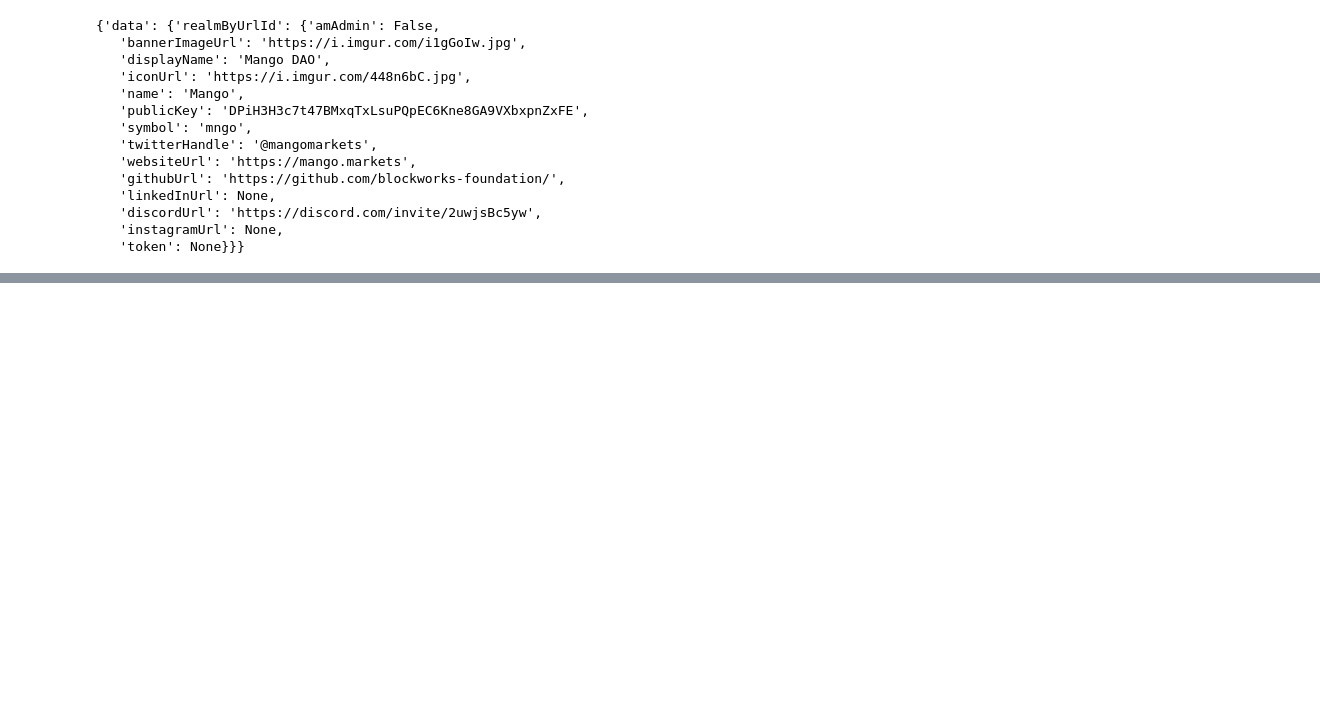
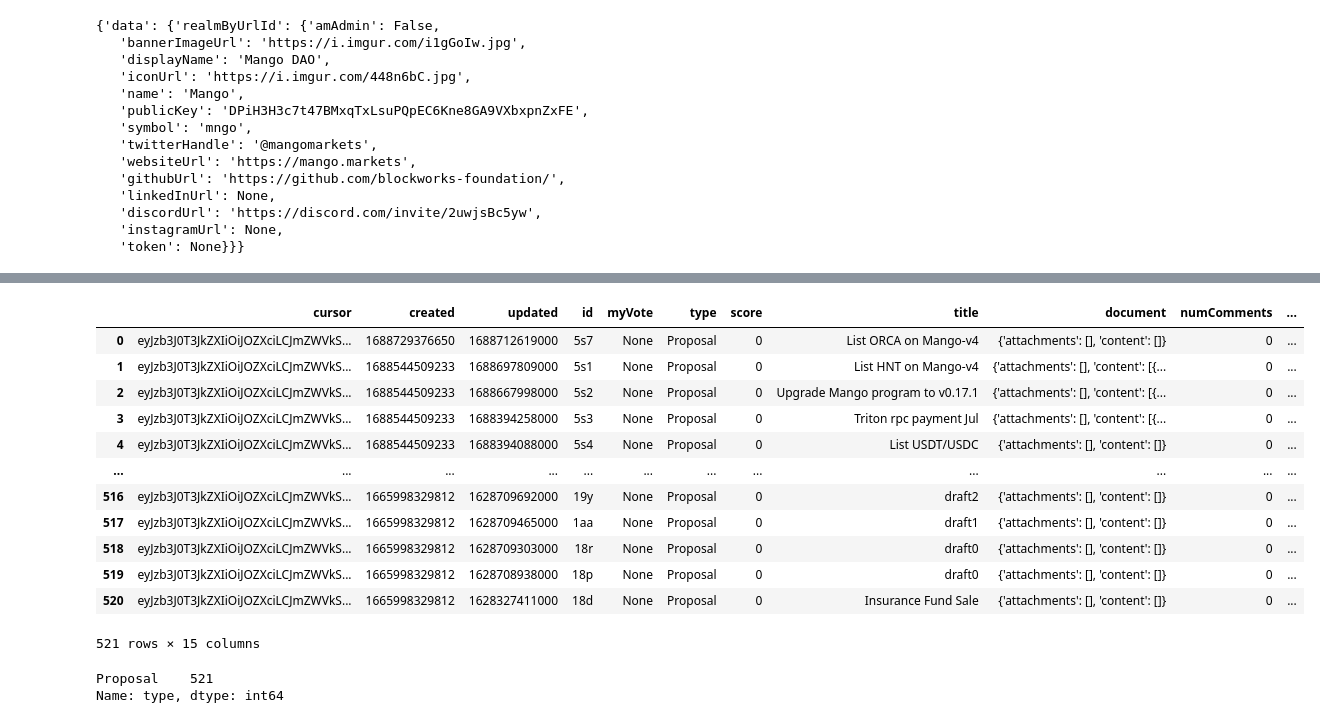
Before and after one commit to daviddavo/daos-verano, a Jupyter notebook: 03_realms/realms_download.ipynb, the cells around one changed output, grey strips where cells are left out. Drawn from its saved outputs; the diff is of its cells as text; code cells hidden in the pictures; blank space fills up the shorter version.

```diff
--- a/03_realms/realms_download.ipynb
+++ b/03_realms/realms_download.ipynb
@@ -265,0 +269,24 @@ df
+# %%
+# expand node column
+df = pd.concat([df.drop(['node'], axis=1), df['node'].apply(pd.Series)], axis=1)
+df
+# %% [output]
+|  | cursor | created | updated | id | myVote | type | score | title | document | numComments | ... |
+| 0 | eyJzb3J0T3JkZXIiOiJOZXciLCJmZWVkS... | 1688729376650 | 1688712619000 | 5s7 | None | Proposal | 0 | List ORCA on Mango-v4 | {'attachments': [], 'content': []} | 0 | ... |
+| 1 | eyJzb3J0T3JkZXIiOiJOZXciLCJmZWVkS... | 1688544509233 | 1688697809000 | 5s1 | None | Proposal | 0 | List HNT on Mango-v4 | {'attachments': [], 'content': [{... | 0 | ... |
+| 2 | eyJzb3J0T3JkZXIiOiJOZXciLCJmZWVkS... | 1688544509233 | 1688667998000 | 5s2 | None | Proposal | 0 | Upgrade Mango program to v0.17.1 | {'attachments': [], 'content': [{... | 0 | ... |
+| 3 | eyJzb3J0T3JkZXIiOiJOZXciLCJmZWVkS... | 1688544509233 | 1688394258000 | 5s3 | None | Proposal | 0 | Triton rpc payment Jul | {'attachments': [], 'content': [{... | 0 | ... |
+| 4 | eyJzb3J0T3JkZXIiOiJOZXciLCJmZWVkS... | 1688544509233 | 1688394088000 | 5s4 | None | Proposal | 0 | List USDT/USDC | {'attachments': [], 'content': []} | 0 | ... |
+| ... | ... | ... | ... | ... | ... | ... | ... | ... | ... | ... | ... |
+| 516 | eyJzb3J0T3JkZXIiOiJOZXciLCJmZWVkS... | 1665998329812 | 1628709692000 | 19y | None | Proposal | 0 | draft2 | {'attachments': [], 'content': []} | 0 | ... |
+| 517 | eyJzb3J0T3JkZXIiOiJOZXciLCJmZWVkS... | 1665998329812 | 1628709465000 | 1aa | None | Proposal | 0 | draft1 | {'attachments': [], 'content': []} | 0 | ... |
+| 518 | eyJzb3J0T3JkZXIiOiJOZXciLCJmZWVkS... | 1665998329812 | 1628709303000 | 18r | None | Proposal | 0 | draft0 | {'attachments': [], 'content': []} | 0 | ... |
+| 519 | eyJzb3J0T3JkZXIiOiJOZXciLCJmZWVkS... | 1665998329812 | 1628708938000 | 18p | None | Proposal | 0 | draft0 | {'attachments': [], 'content': []} | 0 | ... |
+| 520 | eyJzb3J0T3JkZXIiOiJOZXciLCJmZWVkS... | 1665998329812 | 1628327411000 | 18d | None | Proposal | 0 | Insurance Fund Sale | {'attachments': [], 'content': []} | 0 | ... |
+521 rows × 15 columns
+# %%
+df['type'].value_counts()
+# good
+# %% [output]
+Proposal    521
+Name: type, dtype: int64
```
Also changed, not shown: parts of 10 cells of this notebook.
